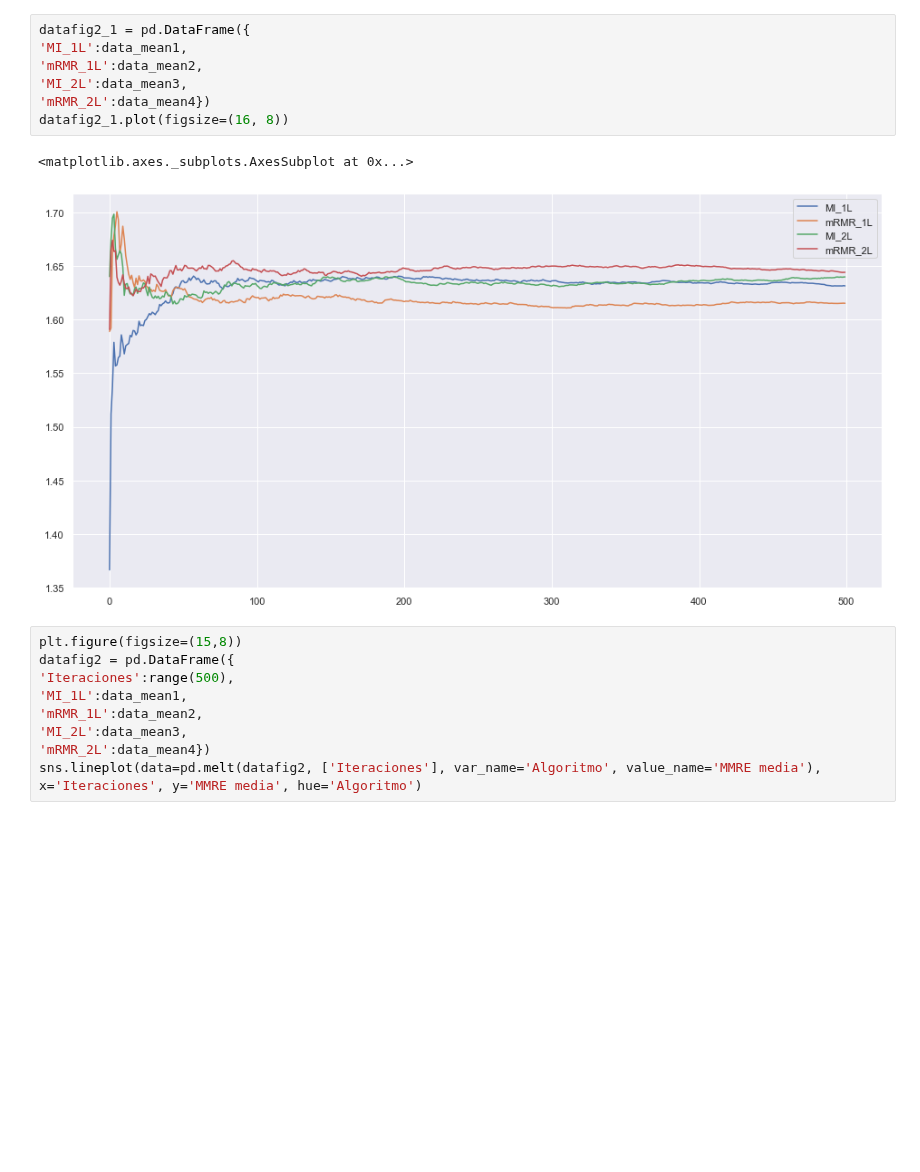
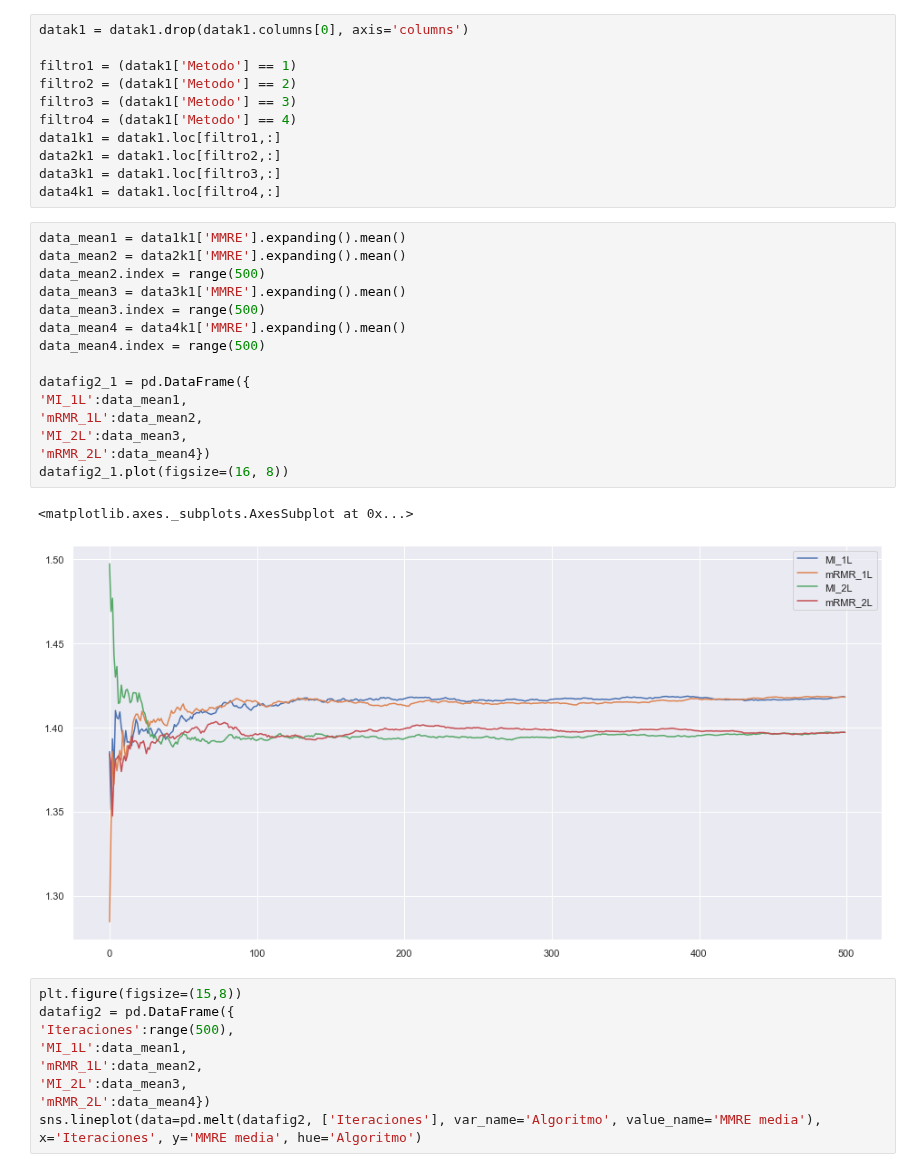
Before and after one commit to ivanajenjo/TFG, a Jupyter notebook: src/graficas.ipynb, the cells around one changed output. Cells and saved outputs as stored; diff of their text form; blank space fills up the shorter version.

```diff
--- a/src/graficas.ipynb
+++ b/src/graficas.ipynb
@@ -10,13 +8,32 @@ FileNotFoundError: [Errno 2] File 500 cross k1.csv v2 does not exist: '500 cross
+# %%
+datak1 = datak1.drop(datak1.columns[0], axis='columns')
+
+filtro1 = (datak1['Metodo'] == 1)
+filtro2 = (datak1['Metodo'] == 2)
+filtro3 = (datak1['Metodo'] == 3)
+filtro4 = (datak1['Metodo'] == 4)
+data1k1 = datak1.loc[filtro1,:]
+data2k1 = datak1.loc[filtro2,:]
+data3k1 = datak1.loc[filtro3,:]
+data4k1 = datak1.loc[filtro4,:]
 # %%
+data_mean1 = data1k1['MMRE'].expanding().mean()
+data_mean2 = data2k1['MMRE'].expanding().mean()
+data_mean2.index = range(500)
+data_mean3 = data3k1['MMRE'].expanding().mean()
+data_mean3.index = range(500)
+data_mean4 = data4k1['MMRE'].expanding().mean()
+data_mean4.index = range(500)
+
 datafig2_1 = pd.DataFrame({
 'MI_1L':data_mean1,
 'mRMR_1L':data_mean2,
 'MI_2L':data_mean3,
 'mRMR_2L':data_mean4})
 datafig2_1.plot(figsize=(16, 8))
 # %% [output]
 <matplotlib.axes._subplots.AxesSubplot at 0x...>
-[figure, old version]
+[figure, new version]
 # %%
 plt.figure(figsize=(15,8))
 datafig2 = pd.DataFrame({
```
Also changed, not shown: parts of 2 cells of this notebook.
